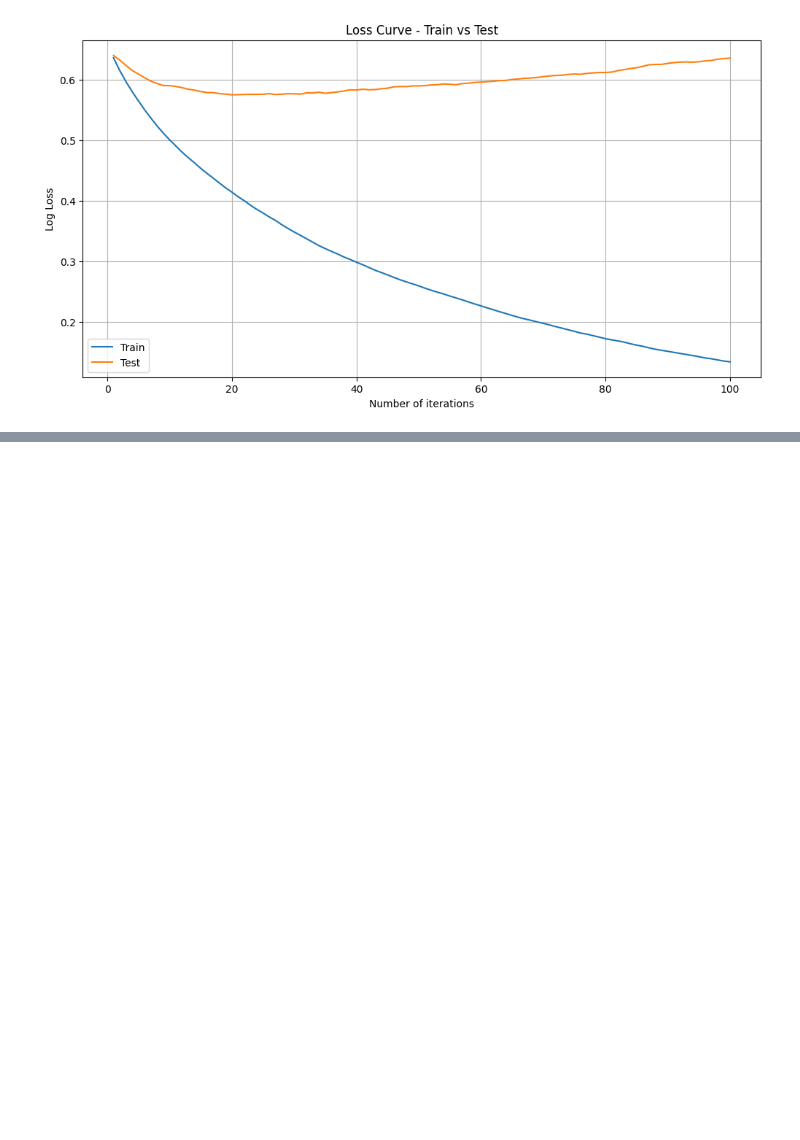
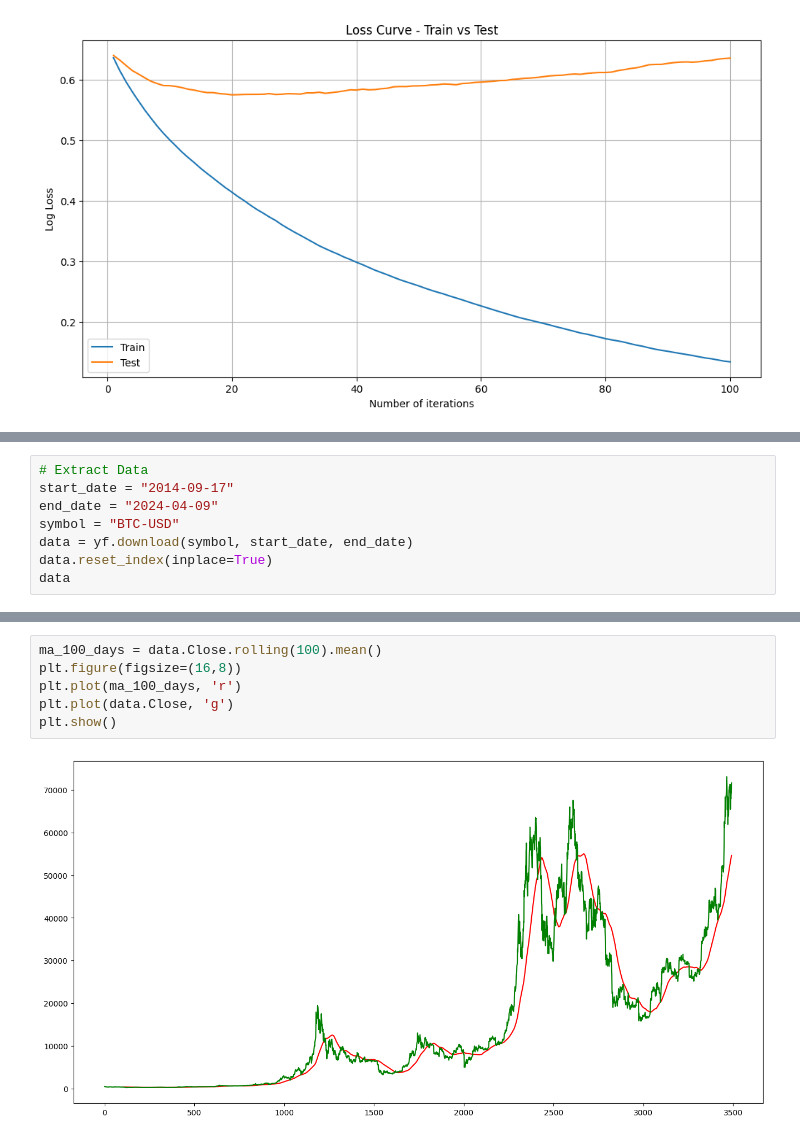
Before and after one commit to dkalenov/ML-Stock-Crypto-Trading, a Jupyter notebook: Bitcoin_Move_Prediction.ipynb, the cells around one changed output, grey strips where cells are left out. Saved outputs shown, nothing was run; the diff lists cells and outputs as text; blank space fills up the shorter version.

```diff
--- a/Bitcoin_Move_Prediction.ipynb
+++ b/Bitcoin_Move_Prediction.ipynb
@@ -1396,0 +1408,8 @@ plt.show()
+# %%
+# Extract Data
+start_date = "2014-09-17"
+end_date = "2024-04-09"
+symbol = "BTC-USD"
+data = yf.download(symbol, start_date, end_date)
+data.reset_index(inplace=True)
+data
@@ -1396,0 +1431,8 @@ plt.show()
+# %%
+ma_100_days = data.Close.rolling(100).mean()
+plt.figure(figsize=(16,8))
+plt.plot(ma_100_days, 'r')
+plt.plot(data.Close, 'g')
+plt.show()
+# %% [output]
+[figure, added]
```
Also changed, not shown: parts of 48 cells of this notebook.
